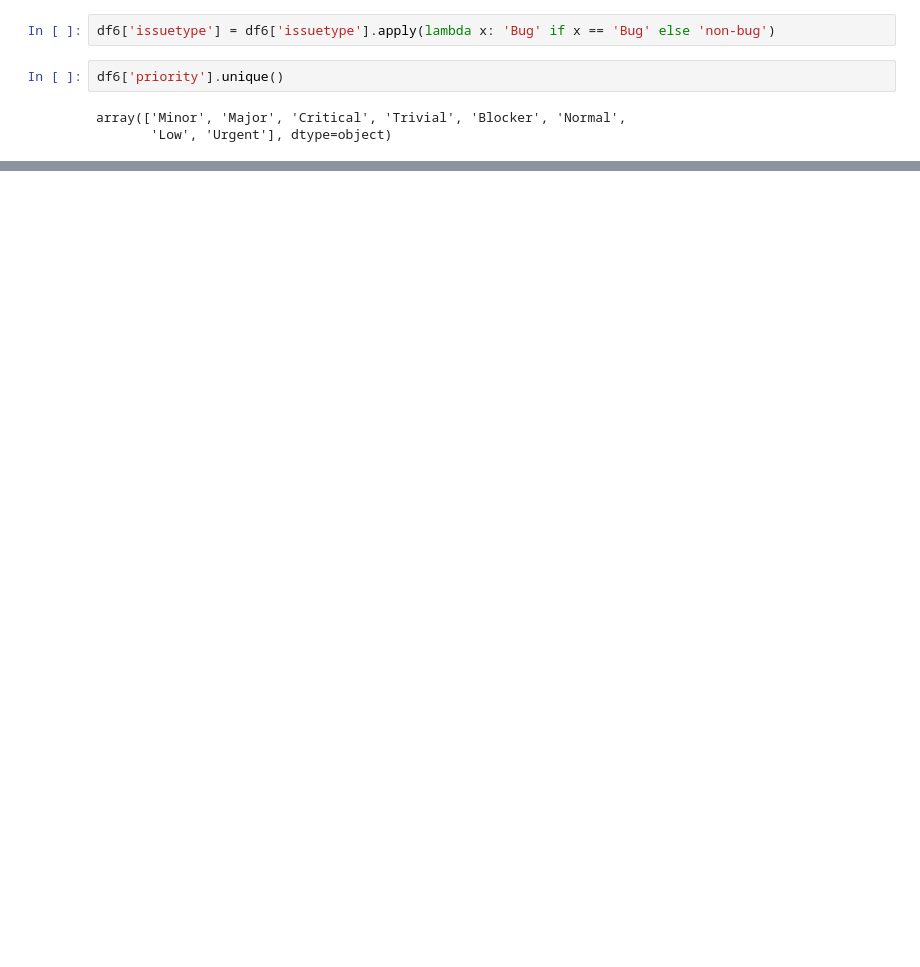
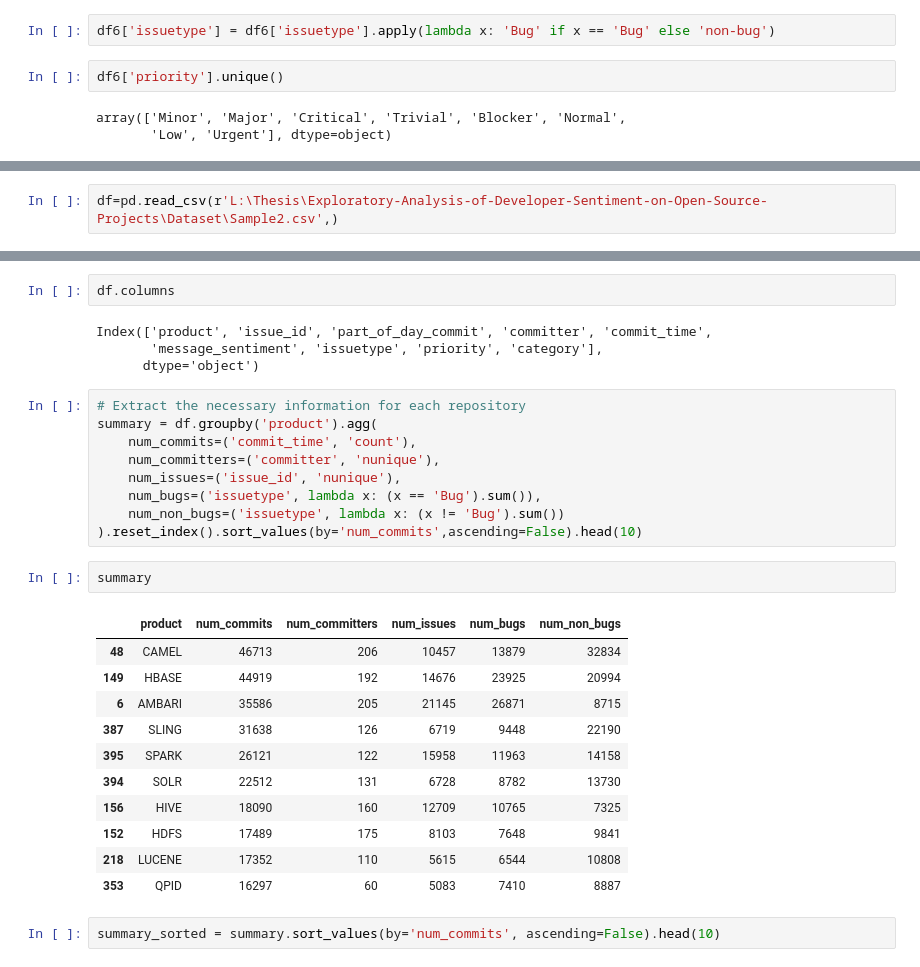
Before and after one commit to Siamias202/Exploratory-Analysis-of-Developer-Sentiment-on-Open-Source-Projects, a Jupyter notebook: raw copy.ipynb, the cells around one changed output, grey strips where cells are left out. Saved outputs shown, nothing was run; the diff lists cells and outputs as text; blank space fills up the shorter version.

```diff
--- a/raw copy.ipynb
+++ b/raw copy.ipynb
@@ -341,0 +356,2 @@ df6[['issue_id','part_of_day_commit','message_sentiment','issuetype','priority',
+# %%
+df=pd.read_csv(r'L:\Thesis\Exploratory-Analysis-of-Developer-Sentiment-on-Open-Source-Projects\Dataset\Sample2.csv',)
@@ -341,0 +367,31 @@ df6[['issue_id','part_of_day_commit','message_sentiment','issuetype','priority',
+# %%
+df.columns
+# %% [output]
+Index(['product', 'issue_id', 'part_of_day_commit', 'committer', 'commit_time',
+       'message_sentiment', 'issuetype', 'priority', 'category'],
+      dtype='object')
+# %%
+# Extract the necessary information for each repository
+summary = df.groupby('product').agg(
+    num_commits=('commit_time', 'count'),
+    num_committers=('committer', 'nunique'),
+    num_issues=('issue_id', 'nunique'),
+    num_bugs=('issuetype', lambda x: (x == 'Bug').sum()),
+    num_non_bugs=('issuetype', lambda x: (x != 'Bug').sum())
+).reset_index().sort_values(by='num_commits',ascending=False).head(10)
+# %%
+summary
+# %% [output]
+|  | product | num_commits | num_committers | num_issues | num_bugs | num_non_bugs |
+| 48 | CAMEL | 46713 | 206 | 10457 | 13879 | 32834 |
+| 149 | HBASE | 44919 | 192 | 14676 | 23925 | 20994 |
+| 6 | AMBARI | 35586 | 205 | 21145 | 26871 | 8715 |
+| 387 | SLING | 31638 | 126 | 6719 | 9448 | 22190 |
+| 395 | SPARK | 26121 | 122 | 15958 | 11963 | 14158 |
+| 394 | SOLR | 22512 | 131 | 6728 | 8782 | 13730 |
+| 156 | HIVE | 18090 | 160 | 12709 | 10765 | 7325 |
+| 152 | HDFS | 17489 | 175 | 8103 | 7648 | 9841 |
+| 218 | LUCENE | 17352 | 110 | 5615 | 6544 | 10808 |
+| 353 | QPID | 16297 | 60 | 5083 | 7410 | 8887 |
+# %%
+summary_sorted = summary.sort_values(by='num_commits', ascending=False).head(10)
```
Also changed, not shown: parts of 6 cells of this notebook.
